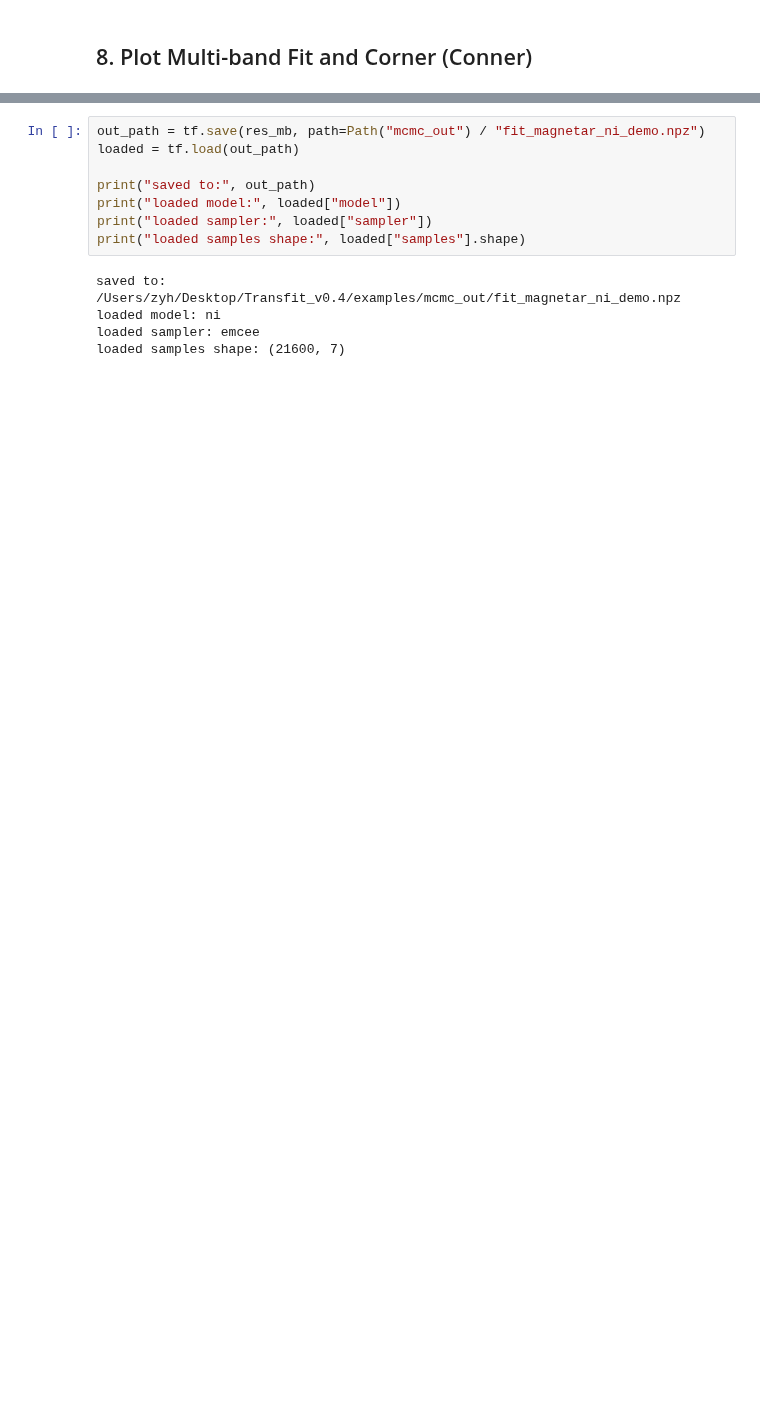
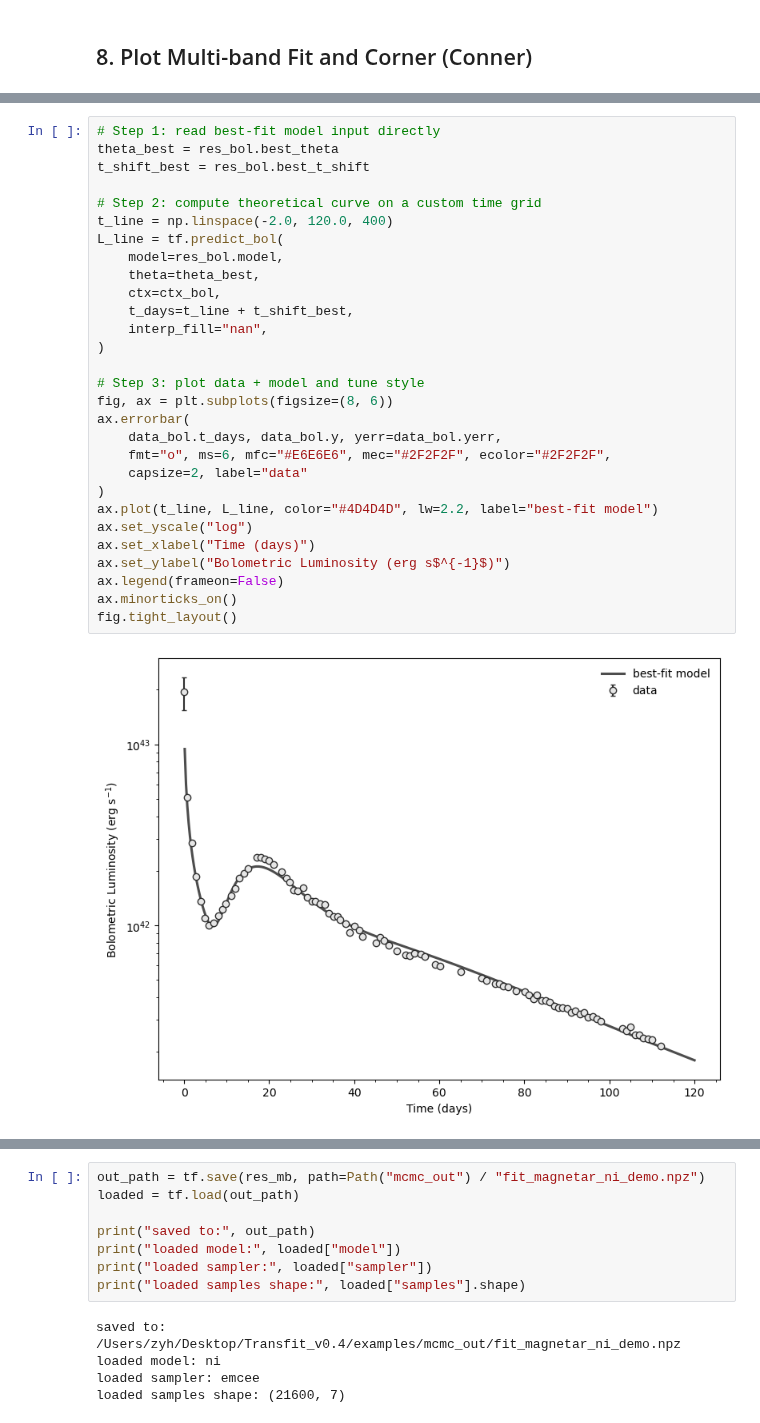
Before and after one commit to lijingyao123/TransFit, a Jupyter notebook: examples/tutorial.ipynb, the cells around one changed output, grey strips where cells are left out. Saved outputs shown, nothing was run; the diff lists cells and outputs as text; blank space fills up the shorter version.

Commit message:
update: plot tutorial

```diff
--- a/examples/tutorial.ipynb
+++ b/examples/tutorial.ipynb
@@ -462,0 +473,31 @@ tf.plot.corner(res_mb, max_points=10000)
+# %%
+# Step 1: read best-fit model input directly
+theta_best = res_bol.best_theta
+t_shift_best = res_bol.best_t_shift
+
+# Step 2: compute theoretical curve on a custom time grid
+t_line = np.linspace(-2.0, 120.0, 400)
+L_line = tf.predict_bol(
+    model=res_bol.model,
+    theta=theta_best,
+    ctx=ctx_bol,
+    t_days=t_line + t_shift_best,
+    interp_fill="nan",
+)
+
+# Step 3: plot data + model and tune style
+fig, ax = plt.subplots(figsize=(8, 6))
+ax.errorbar(
+    data_bol.t_days, data_bol.y, yerr=data_bol.yerr,
+    fmt="o", ms=6, mfc="#E6E6E6", mec="#2F2F2F", ecolor="#2F2F2F",
+    capsize=2, label="data"
+)
+ax.plot(t_line, L_line, color="#4D4D4D", lw=2.2, label="best-fit model")
+ax.set_yscale("log")
+ax.set_xlabel("Time (days)")
+ax.set_ylabel("Bolometric Luminosity (erg s$^{-1}$)")
+ax.legend(frameon=False)
+ax.minorticks_on()
+fig.tight_layout()
+# %% [output]
+[figure, added]
```
Also changed, not shown: parts of 12 cells of this notebook, 1 other file.
